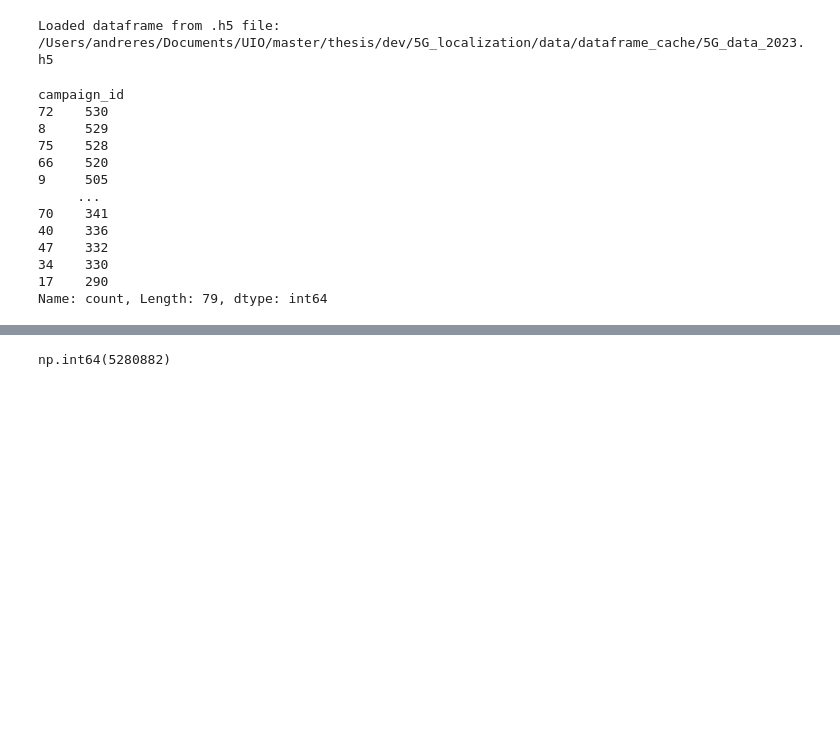
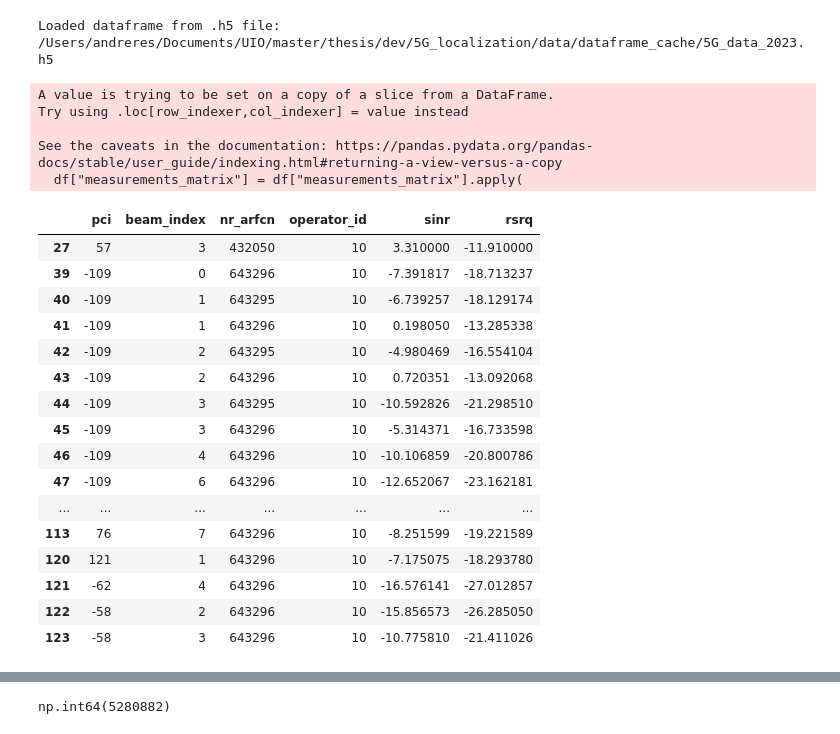
Before and after one commit to Andreas-Espelund/5G_localization, a Jupyter notebook: test.ipynb, the cells around one changed output, grey strips where cells are left out. Saved outputs shown, nothing was run; the diff lists cells and outputs as text; code cells hidden in the pictures; blank space fills up the shorter version.

```diff
--- a/test.ipynb
+++ b/test.ipynb
@@ -20,9 +20,9 @@ df["measurements_matrix"] = df["measurements_matrix"].apply(
     lambda x: x.drop(columns=matrix_cols_to_drop)
 )
 
-operator_choice = None
+operator_choice = [10]
 
-selected_campaigns = None
+selected_campaigns = [1]
 rf_param = RF_PARAM_5G.RSRQ
 
 # Data filtering
@@ -41,20 +41,29 @@ df = filter_dataframe(
 )
 # %% [output]
 Loaded dataframe from .h5 file: /Users/andreres/Documents/UIO/master/thesis/dev/5G_localization/data/dataframe_cache/5G_data_2023.h5
+A value is trying to be set on a copy of a slice from a DataFrame.
+Try using .loc[row_indexer,col_indexer] = value instead
+
+See the caveats in the documentation: https://pandas.pydata.org/pandas-docs/stable/user_guide/indexing.html#returning-a-view-versus-a-copy
+  df["measurements_matrix"] = df["measurements_matrix"].apply(
 # %%
-df['campaign_id'].value_counts()
+matrix = df.loc[1, "measurements_matrix"]
 # %% [output]
-campaign_id
-72    530
-8     529
-75    528
-66    520
-9     505
-     ...
-70    341
-40    336
-47    332
-34    330
-17    290
-Name: count, Length: 79, dtype: int64
+|  | pci | beam_index | nr_arfcn | operator_id | sinr | rsrq |
+| 27 | 57 | 3 | 432050 | 10 | 3.310000 | -11.910000 |
+| 39 | -109 | 0 | 643296 | 10 | -7.391817 | -18.713237 |
+| 40 | -109 | 1 | 643295 | 10 | -6.739257 | -18.129174 |
+| 41 | -109 | 1 | 643296 | 10 | 0.198050 | -13.285338 |
+| 42 | -109 | 2 | 643295 | 10 | -4.980469 | -16.554104 |
+| 43 | -109 | 2 | 643296 | 10 | 0.720351 | -13.092068 |
+| 44 | -109 | 3 | 643295 | 10 | -10.592826 | -21.298510 |
+| 45 | -109 | 3 | 643296 | 10 | -5.314371 | -16.733598 |
+| 46 | -109 | 4 | 643296 | 10 | -10.106859 | -20.800786 |
+| 47 | -109 | 6 | 643296 | 10 | -12.652067 | -23.162181 |
+| ... | ... | ... | ... | ... | ... | ... |
+| 113 | 76 | 7 | 643296 | 10 | -8.251599 | -19.221589 |
+| 120 | 121 | 1 | 643296 | 10 | -7.175075 | -18.293780 |
+| 121 | -62 | 4 | 643296 | 10 | -16.576141 | -27.012857 |
+| 122 | -58 | 2 | 643296 | 10 | -15.856573 | -26.285050 |
+| 123 | -58 | 3 | 643296 | 10 | -10.775810 | -21.411026 |
 # %%
```
Also changed, not shown: parts of 2 cells of this notebook, 5 other files.
